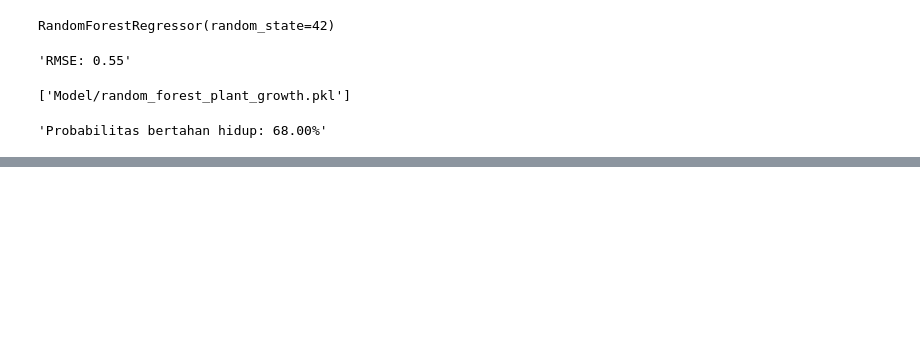
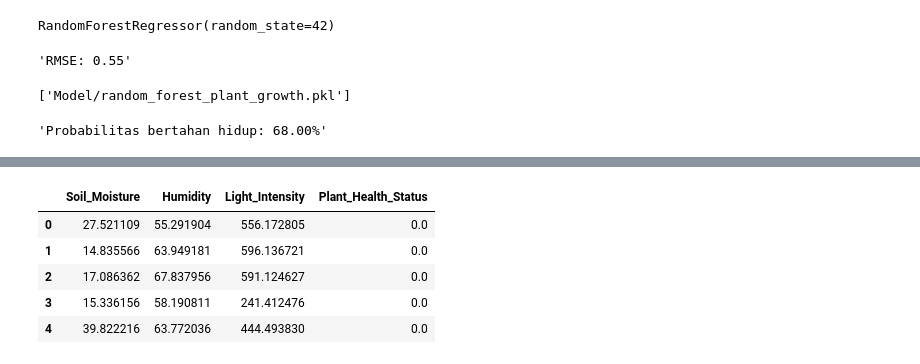
Before and after one commit to Anomali99/arsip-jupyter, a Jupyter notebook: RandomForest/RandomForestRegression.ipynb, the cells around one changed output, grey strips where cells are left out. Cells and saved outputs as stored; diff of their text form; code cells hidden in the pictures; blank space fills up the shorter version.

```diff
--- a/RandomForest/RandomForestRegression.ipynb
+++ b/RandomForest/RandomForestRegression.ipynb
@@ -123,0 +150,18 @@ predict_custom({
+# %%
+def change_plant_health_status(x: str) -> float:
+    if x == "Healthy":
+        return 1.0
+    elif x == "Moderate Stress":
+        return 0.5
+    else:
+        return 0.0
+
+df["Plant_Health_Status"] = df["Plant_Health_Status"].apply(lambda x: change_plant_health_status(x))
+df.head()
+# %% [output]
+|  | Soil_Moisture | Humidity | Light_Intensity | Plant_Health_Status |
+| 0 | 27.521109 | 55.291904 | 556.172805 | 0.0 |
+| 1 | 14.835566 | 63.949181 | 596.136721 | 0.0 |
+| 2 | 17.086362 | 67.837956 | 591.124627 | 0.0 |
+| 3 | 15.336156 | 58.190811 | 241.412476 | 0.0 |
+| 4 | 39.822216 | 63.772036 | 444.493830 | 0.0 |
```
Also changed, not shown: parts of 15 cells of this notebook, 2 other files.
